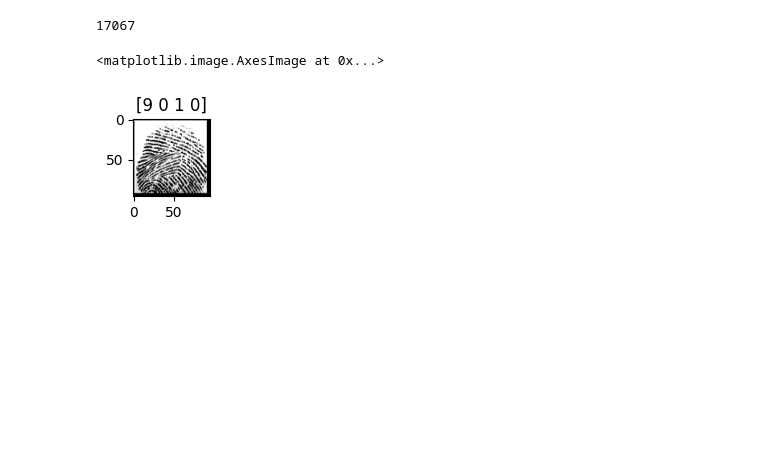
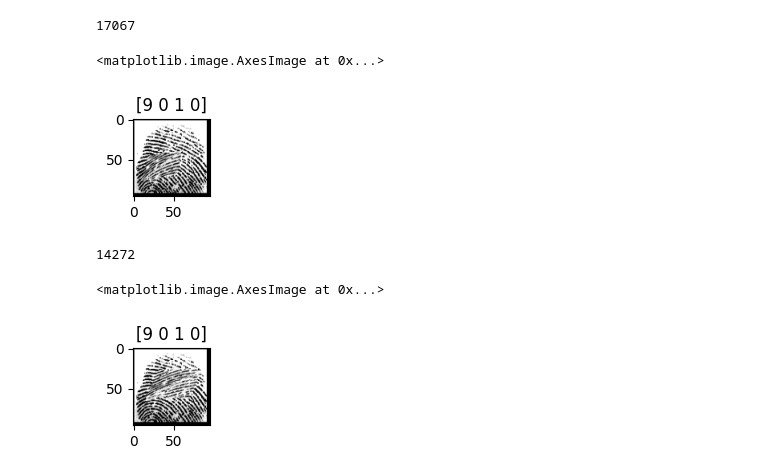
Before and after one commit to Sarvesh-DG-6/FingerPrintMatchingSNN, a Jupyter notebook: Preprocess.ipynb, the cells around one changed output. Cells and saved outputs as stored; diff of their text form; code cells hidden in the pictures; blank space fills up the shorter version.

```diff
--- a/Preprocess.ipynb
+++ b/Preprocess.ipynb
@@ -191,3 +193,38 @@ plt.imshow(imgs[-1], cmap='gray')
 17067
 <matplotlib.image.AxesImage at 0x...>
 [figure]
+# %%
+"""
+    Altered Hard Dataset
+    a numpy file is created and saved in the datasets folder which stores the images and labels
+    of the dataset.
+    -The images are first resized to 96x96 and saved as np.uint8.
+    -The labels of the images are extracted using extract_labels_altered function and saved as np.uint16
+"""
+
+
+img_list = sorted(glob.glob("C:/Users/omgha/OneDrive/Desktop/Biometric_Dataset/archive/SOCOFing/Altered/Altered-Hard/*.BMP"))
+print(len(img_list))
+
+imgs = np.empty((len(img_list), 96, 96), dtype = np.uint8)
+labels = np.empty((len(img_list), 4), dtype= np.uint16)
+
+for i, img_path in enumerate(img_list):
+    img = cv2.imread(img_path, cv2.IMREAD_GRAYSCALE)
+    img = cv2.resize(img, (96, 96))
+    imgs[i] = img
+
+    # Extracting labels from the filename
+    labels[i] = extract_label_altered(img_path)
+
+#saving the datasets
+np.save('datasets/x_hard.npy', imgs)
+np.save('datasets/y_hard.npy', labels)
+
+plt.figure(figsize=(1,1))
+plt.title(labels[-1])
+plt.imshow(imgs[-1], cmap='gray')
+# %% [output]
+14272
+<matplotlib.image.AxesImage at 0x...>
+[figure, added]
```
Also changed, not shown: parts of 2 cells of this notebook, 1 other file.
